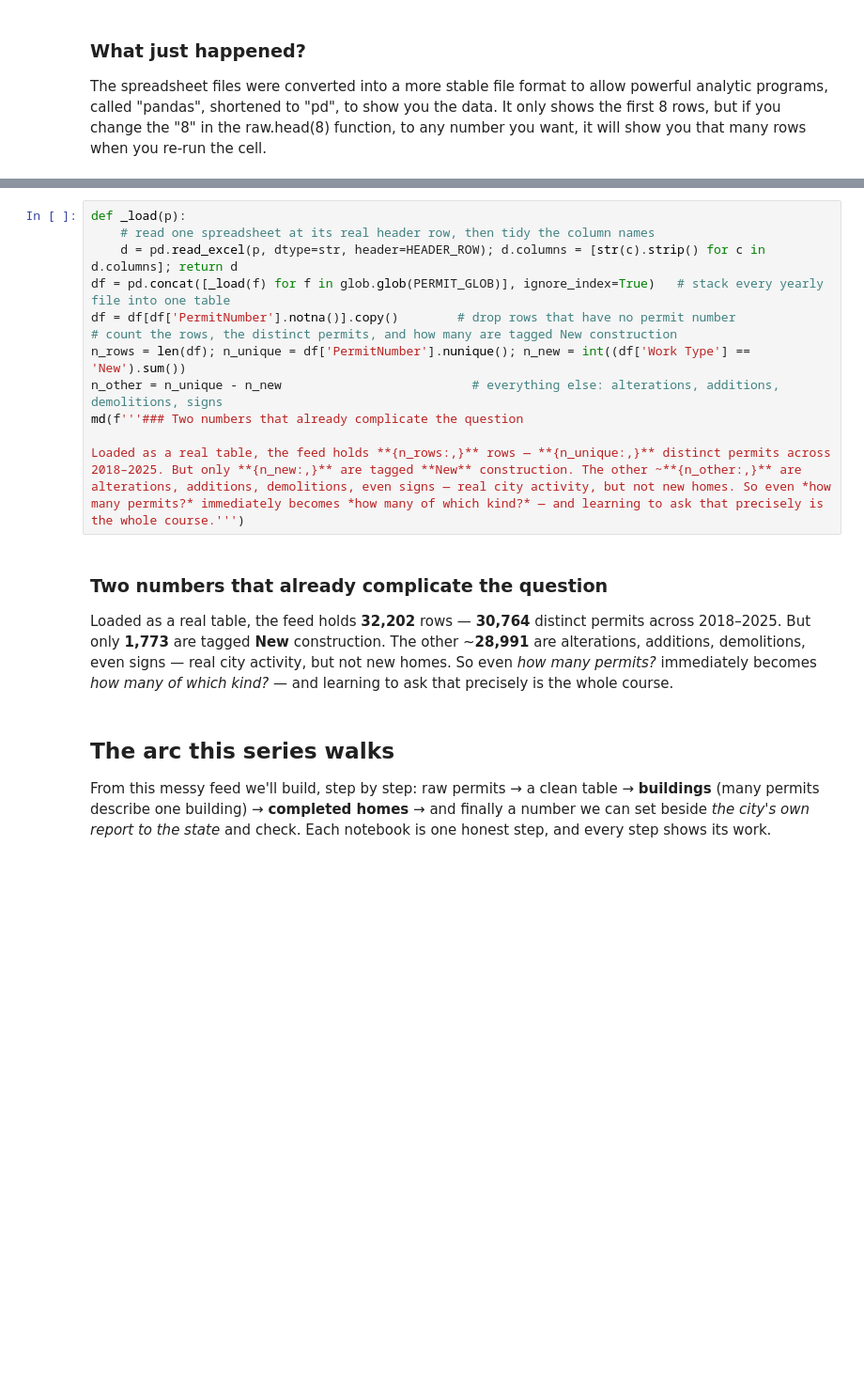
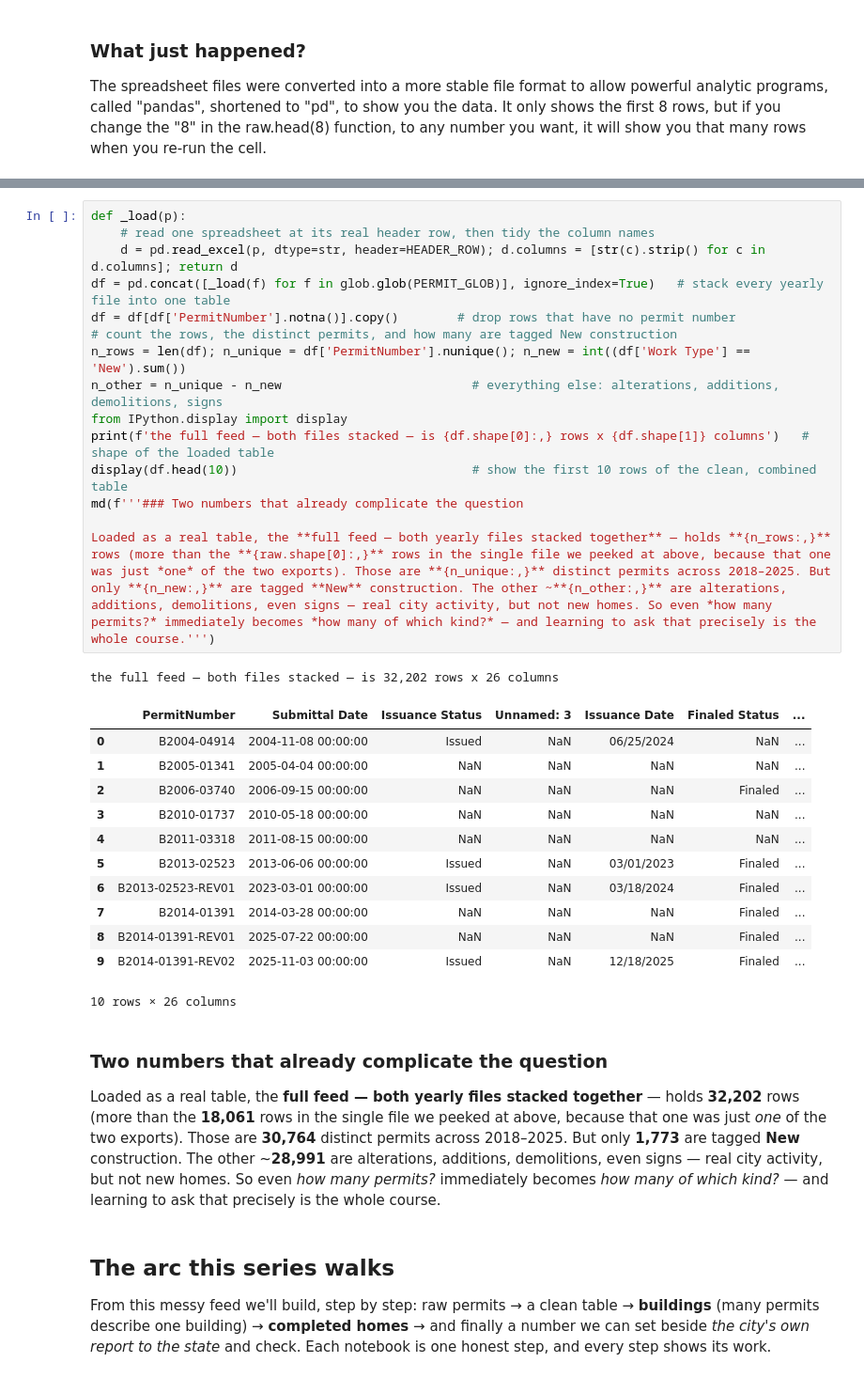
Before and after one commit to blockXblock/berkeley-housing-analysis, a Jupyter notebook: notebooks/curriculum/JN0a_why_data.ipynb, the cells around one changed output, grey strips where cells are left out. Shown at 94% size. Saved outputs shown, nothing was run; the diff lists cells and outputs as text; blank space fills up the shorter version.

```diff
--- a/notebooks/curriculum/JN0a_why_data.ipynb
+++ b/notebooks/curriculum/JN0a_why_data.ipynb
@@ -187,19 +205,35 @@ Read with no assumptions, the top of the file is mostly junk — a title line an
 # %%
 def _load(p):
     # read one spreadsheet at its real header row, then tidy the column names
     d = pd.read_excel(p, dtype=str, header=HEADER_ROW); d.columns = [str(c).strip() for c in d.columns]; return d
 df = pd.concat([_load(f) for f in glob.glob(PERMIT_GLOB)], ignore_index=True)   # stack every yearly file into one table
 df = df[df['PermitNumber'].notna()].copy()        # drop rows that have no permit number
 # count the rows, the distinct permits, and how many are tagged New construction
 n_rows = len(df); n_unique = df['PermitNumber'].nunique(); n_new = int((df['Work Type'] == 'New').sum())
 n_other = n_unique - n_new                          # everything else: alterations, additions, demolitions, signs
+from IPython.display import display
+print(f'the full feed — both files stacked — is {df.shape[0]:,} rows x {df.shape[1]} columns')   # shape of the loaded table
+display(df.head(10))                                # show the first 10 rows of the clean, combined table
 md(f'''### Two numbers that already complicate the question
 
-Loaded as a real table, the feed holds **{n_rows:,}** rows — **{n_unique:,}** distinct permits across 2018–2025. But only **{n_new:,}** are tagged **New** construction. The other ~**{n_other:,}** are alterations, additions, demolitions, even signs — real city activity, but not new homes. So even *how many permits?* immediately becomes *how many of which kind?* — and learning to ask that precisely is the whole course.''')
+Loaded as a real table, the **full feed — both yearly files stacked together** — holds **{n_rows:,}** rows (more than the **{raw.shape[0]:,}** rows in the single file we peeked at above, because that one was just *one* of the two exports). Those are **{n_unique:,}** distinct permits across 2018–2025. But only **{n_new:,}** are tagged **New** construction. The other ~**{n_other:,}** are alterations, additions, demolitions, even signs — real city activity, but not new homes. So even *how many permits?* immediately becomes *how many of which kind?* — and learning to ask that precisely is the whole course.''')
 # %% [output]
+the full feed — both files stacked — is 32,202 rows x 26 columns
+|  | PermitNumber | Submittal Date | Issuance Status | Unnamed: 3 | Issuance Date | Finaled Status | ... |
+| 0 | B2004-04914 | 2004-11-08 00:00:00 | Issued | NaN | 06/25/2024 | NaN | ... |
+| 1 | B2005-01341 | 2005-04-04 00:00:00 | NaN | NaN | NaN | NaN | ... |
+| 2 | B2006-03740 | 2006-09-15 00:00:00 | NaN | NaN | NaN | Finaled | ... |
+| 3 | B2010-01737 | 2010-05-18 00:00:00 | NaN | NaN | NaN | NaN | ... |
+| 4 | B2011-03318 | 2011-08-15 00:00:00 | NaN | NaN | NaN | NaN | ... |
+| 5 | B2013-02523 | 2013-06-06 00:00:00 | Issued | NaN | 03/01/2023 | Finaled | ... |
+| 6 | B2013-02523-REV01 | 2023-03-01 00:00:00 | Issued | NaN | 03/18/2024 | Finaled | ... |
+| 7 | B2014-01391 | 2014-03-28 00:00:00 | NaN | NaN | NaN | Finaled | ... |
+| 8 | B2014-01391-REV01 | 2025-07-22 00:00:00 | NaN | NaN | NaN | Finaled | ... |
+| 9 | B2014-01391-REV02 | 2025-11-03 00:00:00 | Issued | NaN | 12/18/2025 | Finaled | ... |
+10 rows × 26 columns
 ### Two numbers that already complicate the question
 
-Loaded as a real table, the feed holds **32,202** rows — **30,764** distinct permits across 2018–2025. But only **1,773** are tagged **New** construction. The other ~**28,991** are alterations, additions, demolitions, even signs — real city activity, but not new homes. So even *how many permits?* immediately becomes *how many of which kind?* — and learning to ask that precisely is the whole course.
+Loaded as a real table, the **full feed — both yearly files stacked together** — holds **32,202** rows (more than the **18,061** rows in the single file we peeked at above, because that one was just *one* of the two exports). Those are **30,764** distinct permits across 2018–2025. But only **1,773** are tagged **New** construction. The other ~**28,991** are alterations, additions, demolitions, even signs — real city activity, but not new homes. So even *how many permits?* immediately becomes *how many of which kind?* — and learning to ask that precisely is the whole course.
 # %% [markdown]
 ## The arc this series walks
 
```
Also changed, not shown: parts of 3 cells of this notebook.
